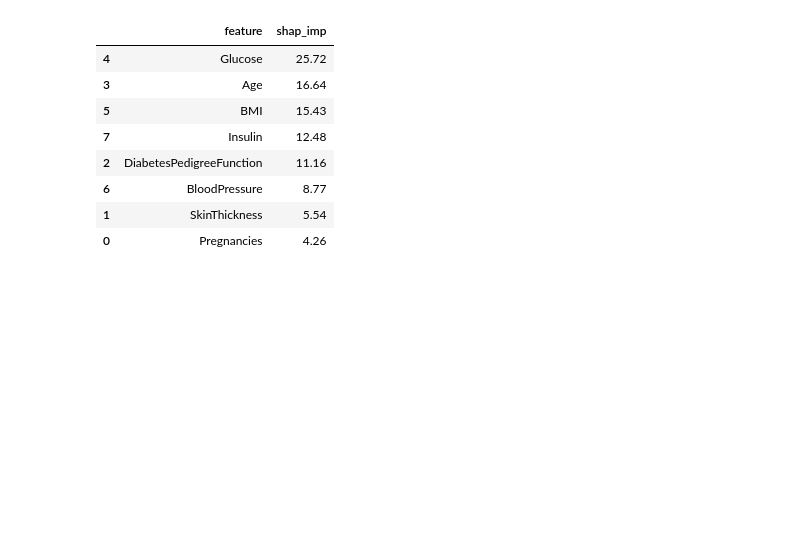
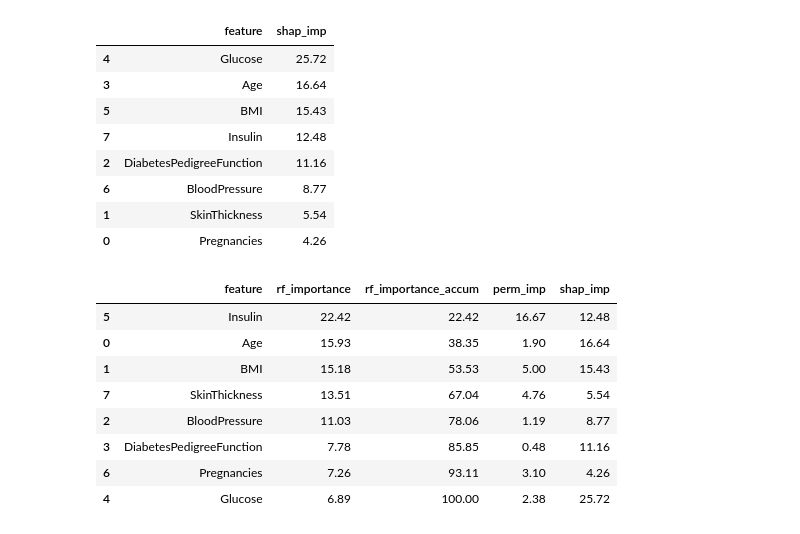
Before and after one commit to 4GeeksAcademy/anagabsr-intro-ml, a Jupyter notebook: src/05-random-forest.ipynb, the cells around one changed output. Saved outputs shown, nothing was run; the diff lists cells and outputs as text; code cells hidden in the pictures; blank space fills up the shorter version.

```diff
--- a/src/05-random-forest.ipynb
+++ b/src/05-random-forest.ipynb
@@ -176,3 +176,20 @@ df_shap_imp
 | 6 | BloodPressure | 8.77 |
 | 1 | SkinThickness | 5.54 |
 | 0 | Pregnancies | 4.26 |
+# %%
+df_importances = (
+    df_rf_imp
+    .merge(df_perm_imp, on='feature', how='outer')
+    .merge(df_shap_imp, on='feature', how='outer')
+).sort_values('rf_importance', ascending=False)
+df_importances
+# %% [output]
+|  | feature | rf_importance | rf_importance_accum | perm_imp | shap_imp |
+| 5 | Insulin | 22.42 | 22.42 | 16.67 | 12.48 |
+| 0 | Age | 15.93 | 38.35 | 1.90 | 16.64 |
+| 1 | BMI | 15.18 | 53.53 | 5.00 | 15.43 |
+| 7 | SkinThickness | 13.51 | 67.04 | 4.76 | 5.54 |
+| 2 | BloodPressure | 11.03 | 78.06 | 1.19 | 8.77 |
+| 3 | DiabetesPedigreeFunction | 7.78 | 85.85 | 0.48 | 11.16 |
+| 6 | Pregnancies | 7.26 | 93.11 | 3.10 | 4.26 |
+| 4 | Glucose | 6.89 | 100.00 | 2.38 | 25.72 |
```
Also changed, not shown: parts of 1 cell of this notebook, 2 other files.
